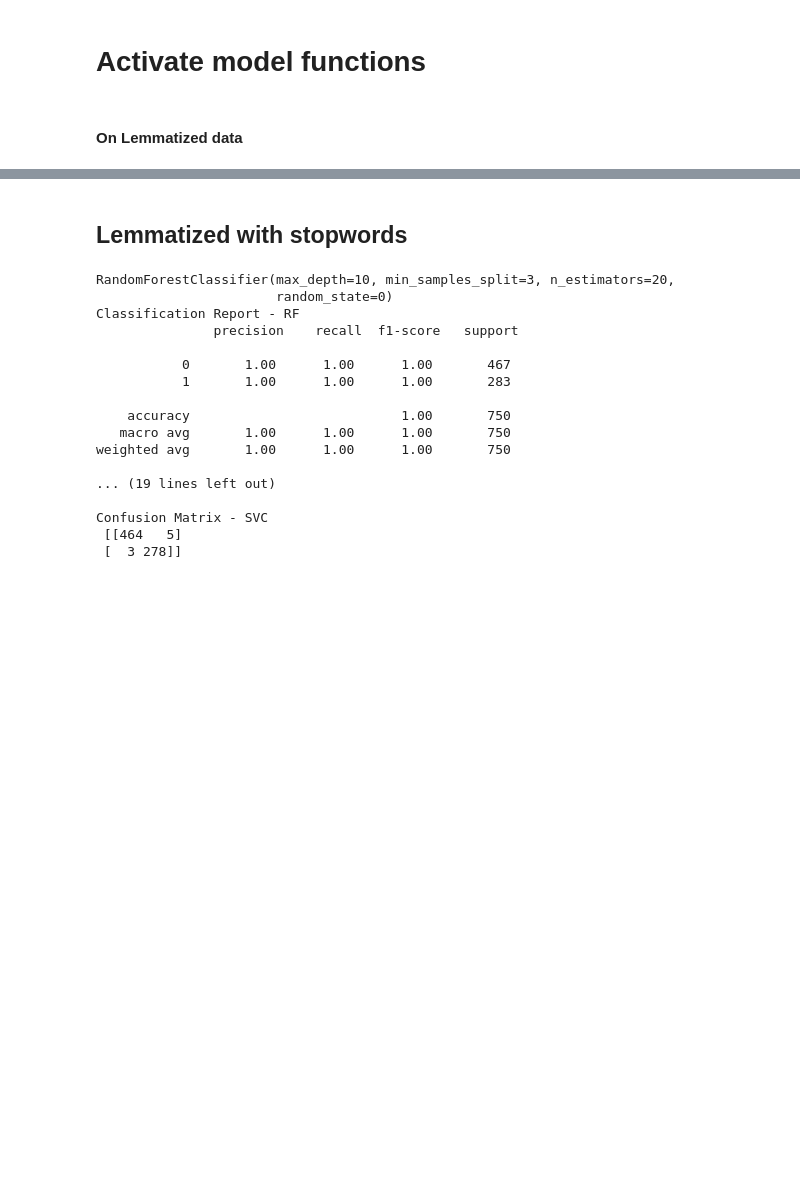
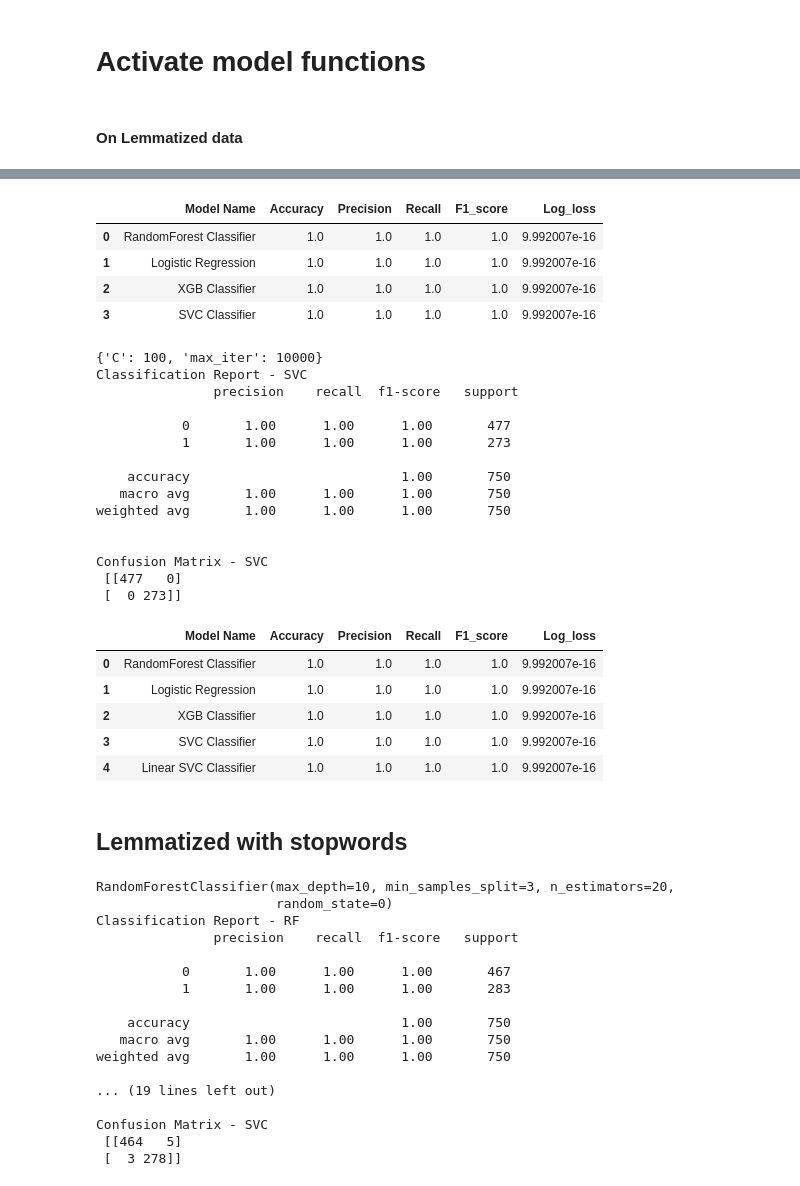
Before and after one commit to antopeza/Final-Project-Brainster, a Jupyter notebook: Doc2Vec_notoken_50vector.ipynb, the cells around one changed output, grey strips where cells are left out. Saved outputs shown, nothing was run; the diff lists cells and outputs as text; code cells hidden in the pictures; blank space fills up the shorter version.

```diff
--- a/Doc2Vec_notoken_50vector.ipynb
+++ b/Doc2Vec_notoken_50vector.ipynb
@@ -686,3 +646,7 @@ y_out= out_df['0_right']
 X_train_out, X_test_out, y_train_out, y_test_out = train_test_split(out_df, y_out, stratify = y_out, test_size = 0.15, random_state = 42)
 # %% [markdown]
 # MODELS
+# %%
+# Creating DataFrame for Evaluations
+result_se = pd.DataFrame(columns = ['Model Name', 'Accuracy', 'Precision', 'Recall', 'F1_score', 'Log_loss'])
+result_se.head()
@@ -689,3 +655,9 @@ X_train_out, X_test_out, y_train_out, y_test_out = train_test_split(out_df, y_ou
+# %%
+def res(model, acc, precision, recall, f1_score, log_loss):
+    result_se.loc[len(result_se)]   = [model, acc, precision, recall, f1_score, log_loss]
+    pd.set_option('display.max_rows', None)
+    display (result_se)
+    return result_se
 # %% [markdown]
 ### Random Forest
 # %%
@@ -764,12 +866,36 @@ print('Classification Report - RF\n', report_rf_lemma)
 print()
 print('Confusion Matrix - RF\n', matrix_rf_lemma)
 
+result_se = res('RandomForest Classifier', acc_rf_lemma, precision_rf_lemma, recall_rf_lemma, f1_score_rf_lemma, log_loss_rf_lemma)
+
 #Logistic Regression
-lr_acc_lemma, lr_loss_lemma, y_pred_lr_lemma = lr_clf(X_train_lemma, X_test_lemma, y_train_lemma, y_test_lemma)
+acc_lr_lemma, precision_lr_lemma, recall_lr_lemma, f1_score_lr_lemma, log_loss_lr_lemma,  y_pred_lr_lemma, belr_lemma = lr_clf(X_train_lemma, X_test_lemma, y_train_lemma, y_test_lemma)
 print()
 
+
+report_lr_lemma = classification_report(y_pred_lr_lemma, y_test_lemma)
+matrix_lr_lemma = confusion_matrix(y_pred_lr_lemma, y_test_lemma)
+print('Classification Report - Logistic Regression\n', report_lr_lemma)
+print()
+print('Confusion Matrix - Logistic Regression\n', matrix_lr_lemma)
+
+result_se = res('Logistic Regression', acc_lr_lemma, precision_lr_lemma, recall_lr_lemma, f1_score_lr_lemma, log_loss_lr_lemma)
+
+# XGB
+
+acc_xgb_lemma, precision_xgb_lemma, recall_xgb_lemma, f1_score_xgb_lemma, log_loss_xgb_lemma, y_pred_xgb_lemma, bexgb_lemma = xgb_clf(X_train_lemma.values,
+                                                                                            X_test_lemma.values, y_train_lemma, y_test_lemma)
+
+report_xgb_lemma = classification_report(y_pred_xgb_lemma, y_test_lemma)
+matrix_xgb_lemma = confusion_matrix(y_pred_xgb_lemma, y_test_lemma)
+print('Classification Report - XGB\n', report_xgb_lemma)
+print()
+print('Confusion Matrix - XGB\n', matrix_xgb_lemma)
+
+result_se = res('XGB Classifier', acc_xgb_lemma, precision_xgb_lemma, recall_xgb_lemma, f1_score_xgb_lemma, log_loss_xgb_lemma)
+
 # SVC
-acc_svc_lemma, precision_svc_lemma, recall_svc_lemma, f1_score_svc_lemma, log_loss_svc_lemma, y_pred_svc_lemma = svc_clf(X_train_lemma, X_test_lemma, y_train_lemma, y_test_lemma)
+acc_svc_lemma, precision_svc_lemma, recall_svc_lemma, f1_score_svc_lemma, log_loss_svc_lemma, y_pred_svc_lemma, besvc_lemma = svc_clf(X_train_lemma, X_test_lemma, y_train_lemma, y_test_lemma)
 
 report_svc_lemma = classification_report(y_pred_svc_lemma, y_test_lemma)
 matrix_svc_lemma = confusion_matrix(y_pred_svc_lemma, y_test_lemma)
@@ -777,4 +903,19 @@ matrix_svc_lemma = confusion_matrix(y_pred_svc_lemma, y_test_lemma)
 print('Classification Report - SVC\n', report_svc_lemma)
 print()
 print('Confusion Matrix - SVC\n', matrix_svc_lemma)
+
+result_se = res('SVC Classifier', acc_svc_lemma, precision_svc_lemma, recall_svc_lemma, f1_score_svc_lemma, log_loss_svc_lemma)
+
+# Linear SVC
+
+acc_lsvc_lemma, precision_lsvc_lemma, recall_lsvc_lemma, f1_score_lsvc_lemma, log_loss_lsvc_lemma, y_pred_lsvc_lemma, belsvc_lemma, probab_lemma = lin_svc_clf(X_train_lemma,
+                                                                                                        X_test_lemma, y_train_lemma, y_test_lemma)
+
+report_lsvc_lemma = classification_report(y_pred_lsvc_lemma, y_test_lemma)
+matrix_lsvc_lemma = confusion_matrix(y_pred_lsvc_lemma, y_test_lemma)
+print('Classification Report - SVC\n', report_lsvc_lemma)
+print()
+print('Confusion Matrix - SVC\n', matrix_lsvc_lemma)
+
+result_se = res('Linear SVC Classifier', acc_lsvc_lemma, precision_lsvc_lemma, recall_lsvc_lemma, f1_score_lsvc_lemma, log_loss_lsvc_lemma)
 # %% [output]
@@ -798,3 +992,29 @@ Confusion Matrix - SVC
+|  | Model Name | Accuracy | Precision | Recall | F1_score | Log_loss |
+| 0 | RandomForest Classifier | 1.0 | 1.0 | 1.0 | 1.0 | 9.992007e-16 |
+| 1 | Logistic Regression | 1.0 | 1.0 | 1.0 | 1.0 | 9.992007e-16 |
+| 2 | XGB Classifier | 1.0 | 1.0 | 1.0 | 1.0 | 9.992007e-16 |
+| 3 | SVC Classifier | 1.0 | 1.0 | 1.0 | 1.0 | 9.992007e-16 |
+{'C': 100, 'max_iter': 10000}
+Classification Report - SVC
+               precision    recall  f1-score   support
+
+           0       1.00      1.00      1.00       477
+           1       1.00      1.00      1.00       273
+
+    accuracy                           1.00       750
+   macro avg       1.00      1.00      1.00       750
+weighted avg       1.00      1.00      1.00       750
+
+
+Confusion Matrix - SVC
+ [[477   0]
+ [  0 273]]
+|  | Model Name | Accuracy | Precision | Recall | F1_score | Log_loss |
+| 0 | RandomForest Classifier | 1.0 | 1.0 | 1.0 | 1.0 | 9.992007e-16 |
+| 1 | Logistic Regression | 1.0 | 1.0 | 1.0 | 1.0 | 9.992007e-16 |
+| 2 | XGB Classifier | 1.0 | 1.0 | 1.0 | 1.0 | 9.992007e-16 |
+| 3 | SVC Classifier | 1.0 | 1.0 | 1.0 | 1.0 | 9.992007e-16 |
+| 4 | Linear SVC Classifier | 1.0 | 1.0 | 1.0 | 1.0 | 9.992007e-16 |
 # %%
 #DATAFRAME RESULT FOR STEMMED DATA WITHOUT STOPWORDS
 result_df['random_forest_d2v_lemma'] = f1_score_rf_lemma, log_loss_rf_lemma
```
Also changed, not shown: parts of 15 cells of this notebook.
